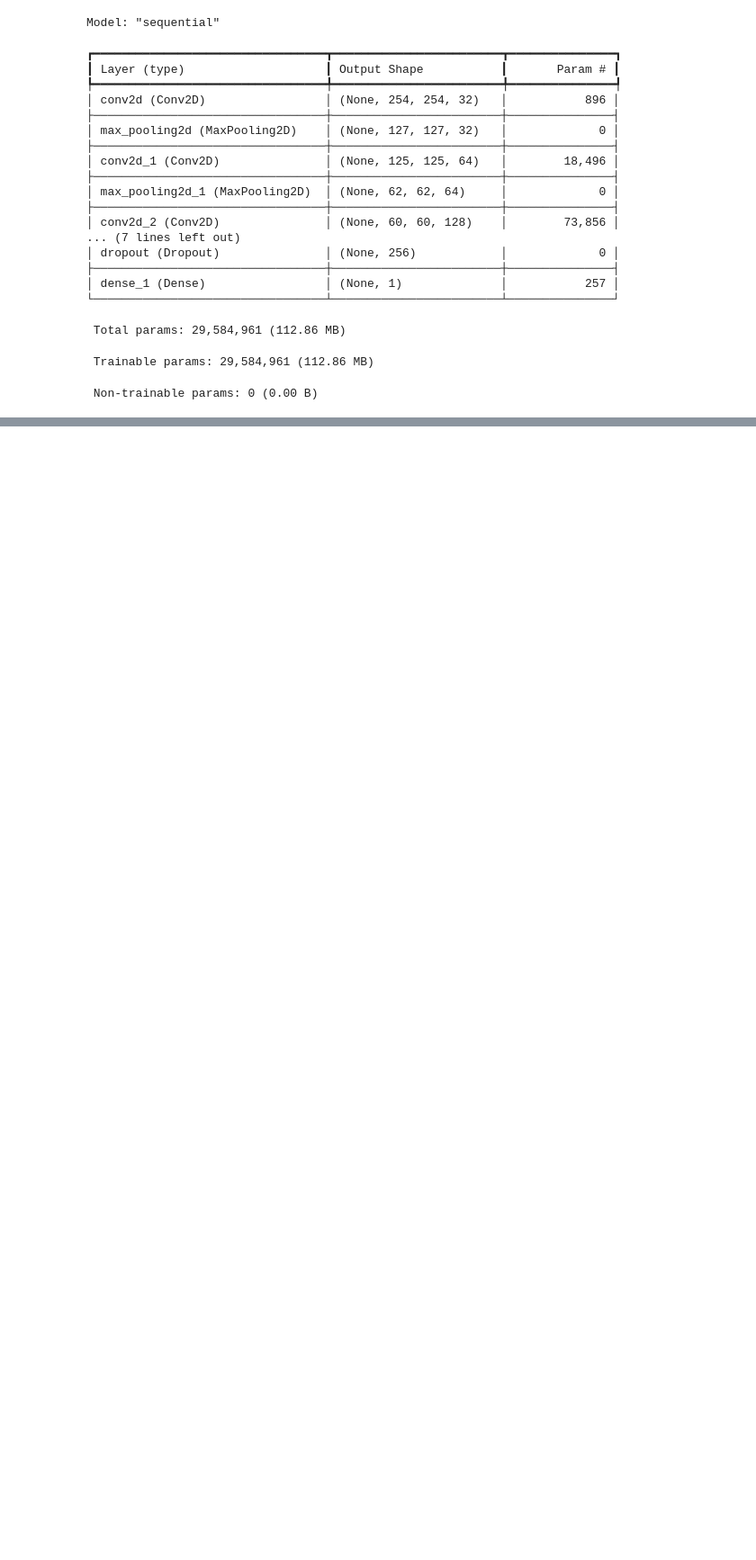
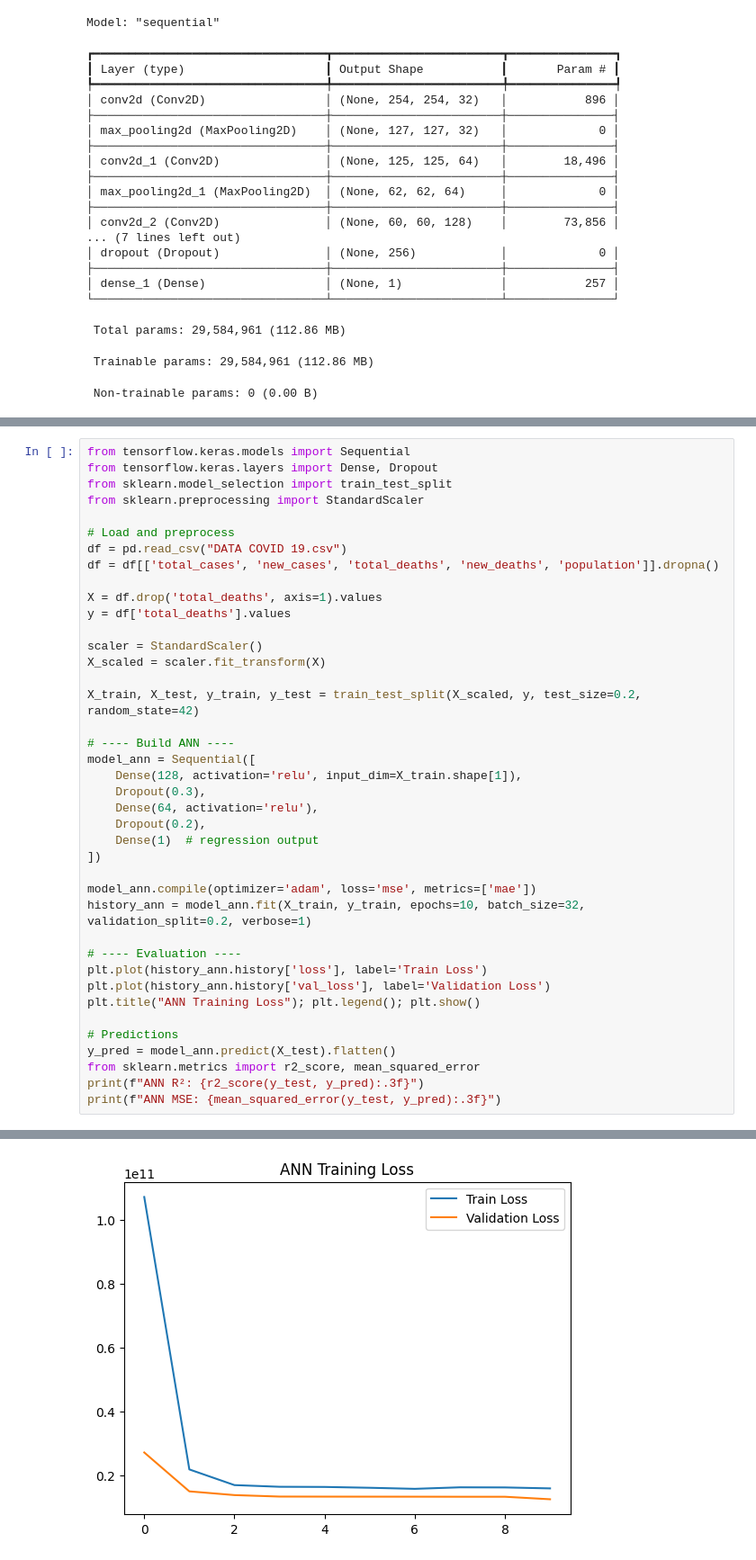
Before and after one commit to devansh391k/COVID-19-ANALYSIS-DEEP-LEARNING-PROJECT, a Jupyter notebook: covid19_analysis.ipynb, the cells around one changed output, grey strips where cells are left out. Shown at 90% size. Drawn from its saved outputs; the diff is of its cells as text; blank space fills up the shorter version.

```diff
--- a/covid19_analysis.ipynb
+++ b/covid19_analysis.ipynb
@@ -1402,0 +1481,41 @@ Model: "sequential"
+# %%
+from tensorflow.keras.models import Sequential
+from tensorflow.keras.layers import Dense, Dropout
+from sklearn.model_selection import train_test_split
+from sklearn.preprocessing import StandardScaler
+
+# Load and preprocess
+df = pd.read_csv("DATA COVID 19.csv")
+df = df[['total_cases', 'new_cases', 'total_deaths', 'new_deaths', 'population']].dropna()
+
+X = df.drop('total_deaths', axis=1).values
+y = df['total_deaths'].values
+
+scaler = StandardScaler()
+X_scaled = scaler.fit_transform(X)
+
+X_train, X_test, y_train, y_test = train_test_split(X_scaled, y, test_size=0.2, random_state=42)
+
+# ---- Build ANN ----
+model_ann = Sequential([
+    Dense(128, activation='relu', input_dim=X_train.shape[1]),
+    Dropout(0.3),
+    Dense(64, activation='relu'),
+    Dropout(0.2),
+    Dense(1)  # regression output
+])
+
+model_ann.compile(optimizer='adam', loss='mse', metrics=['mae'])
+history_ann = model_ann.fit(X_train, y_train, epochs=10, batch_size=32, validation_split=0.2, verbose=1)
+
+# ---- Evaluation ----
+plt.plot(history_ann.history['loss'], label='Train Loss')
+plt.plot(history_ann.history['val_loss'], label='Validation Loss')
+plt.title("ANN Training Loss"); plt.legend(); plt.show()
+
+# Predictions
+y_pred = model_ann.predict(X_test).flatten()
+from sklearn.metrics import r2_score, mean_squared_error
+print(f"ANN R²: {r2_score(y_test, y_pred):.3f}")
+print(f"ANN MSE: {mean_squared_error(y_test, y_pred):.3f}")
+# %% [output]
@@ -1402,0 +1542 @@ Model: "sequential"
+[figure, added]
```
Also changed, not shown: parts of 2 cells of this notebook.
